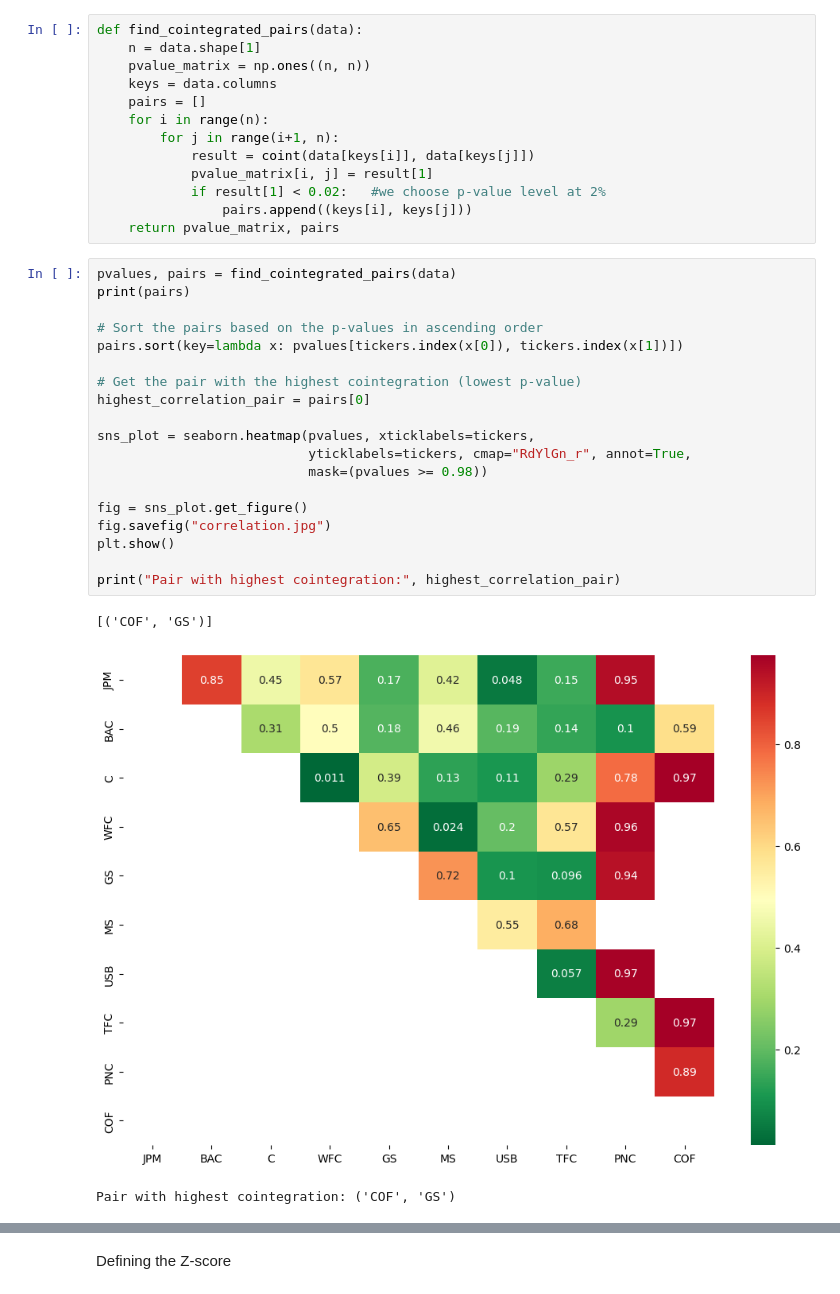
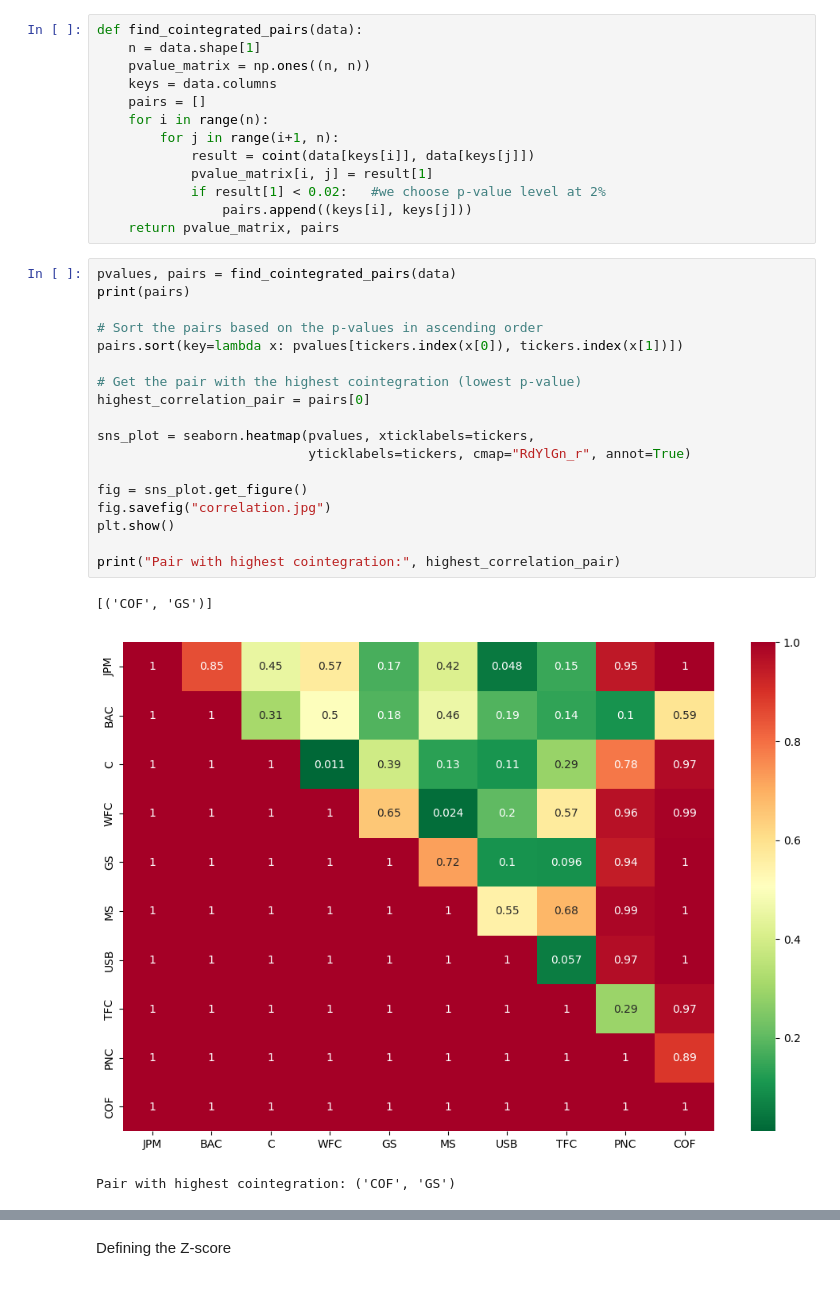
Before and after one commit to GurashishJuneja/MMAI831-Finance, a Jupyter notebook: Finance_Assignment_3_Team_Broadview.ipynb, the cells around one changed output, grey strips where cells are left out. Saved outputs shown, nothing was run; the diff lists cells and outputs as text.

```diff
--- a/Finance_Assignment_3_Team_Broadview.ipynb
+++ b/Finance_Assignment_3_Team_Broadview.ipynb
@@ -113,24 +113,23 @@ def find_cointegrated_pairs(data):
 # %%
 pvalues, pairs = find_cointegrated_pairs(data)
 print(pairs)
 
 # Sort the pairs based on the p-values in ascending order
 pairs.sort(key=lambda x: pvalues[tickers.index(x[0]), tickers.index(x[1])])
 
 # Get the pair with the highest cointegration (lowest p-value)
 highest_correlation_pair = pairs[0]
 
 sns_plot = seaborn.heatmap(pvalues, xticklabels=tickers,
-                           yticklabels=tickers, cmap="RdYlGn_r", annot=True,
-                           mask=(pvalues >= 0.98))
+                           yticklabels=tickers, cmap="RdYlGn_r", annot=True)
 
 fig = sns_plot.get_figure()
 fig.savefig("correlation.jpg")
 plt.show()
 
 print("Pair with highest cointegration:", highest_correlation_pair)
 # %% [output]
 [('COF', 'GS')]
-[figure, old version]
+[figure, new version]
 Pair with highest cointegration: ('COF', 'GS')
 # %% [markdown]
```
Also changed, not shown: parts of 19 cells of this notebook.
